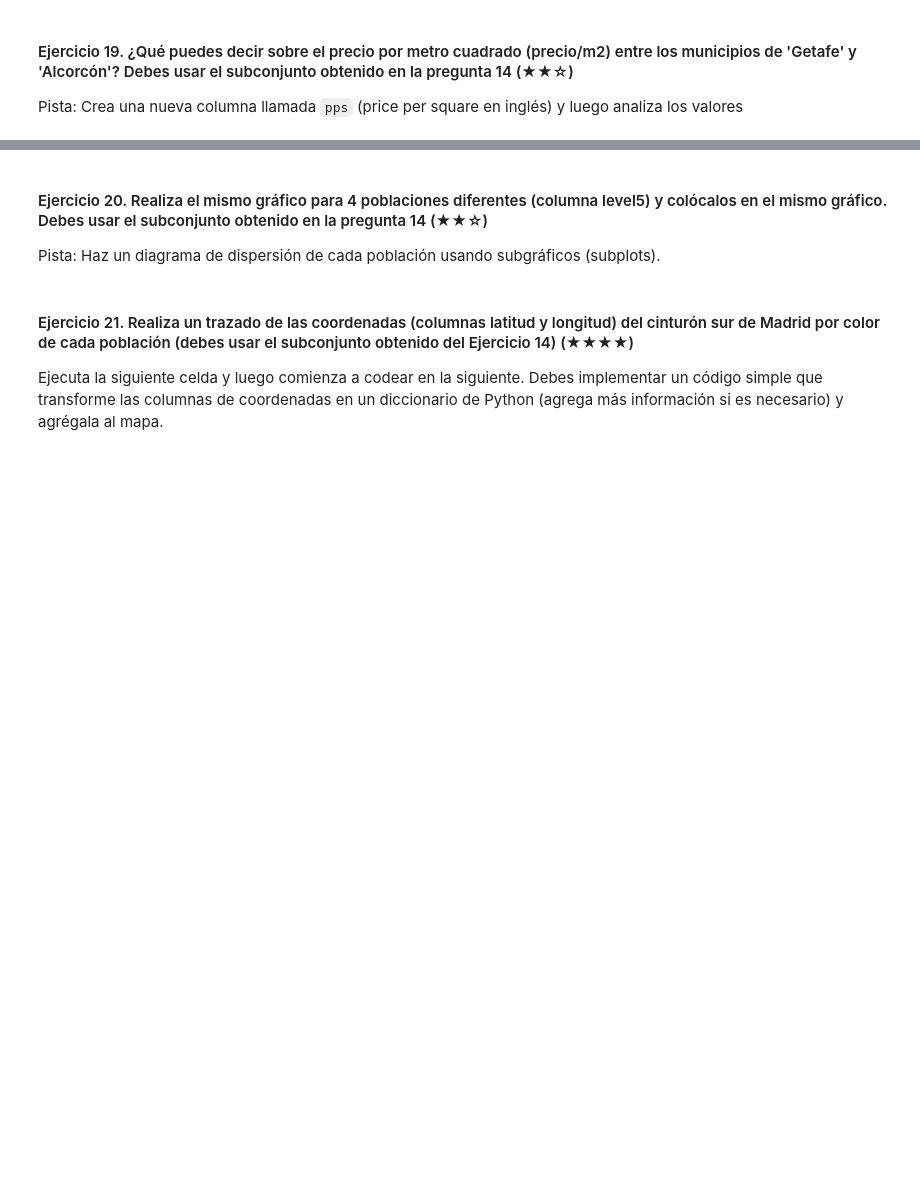
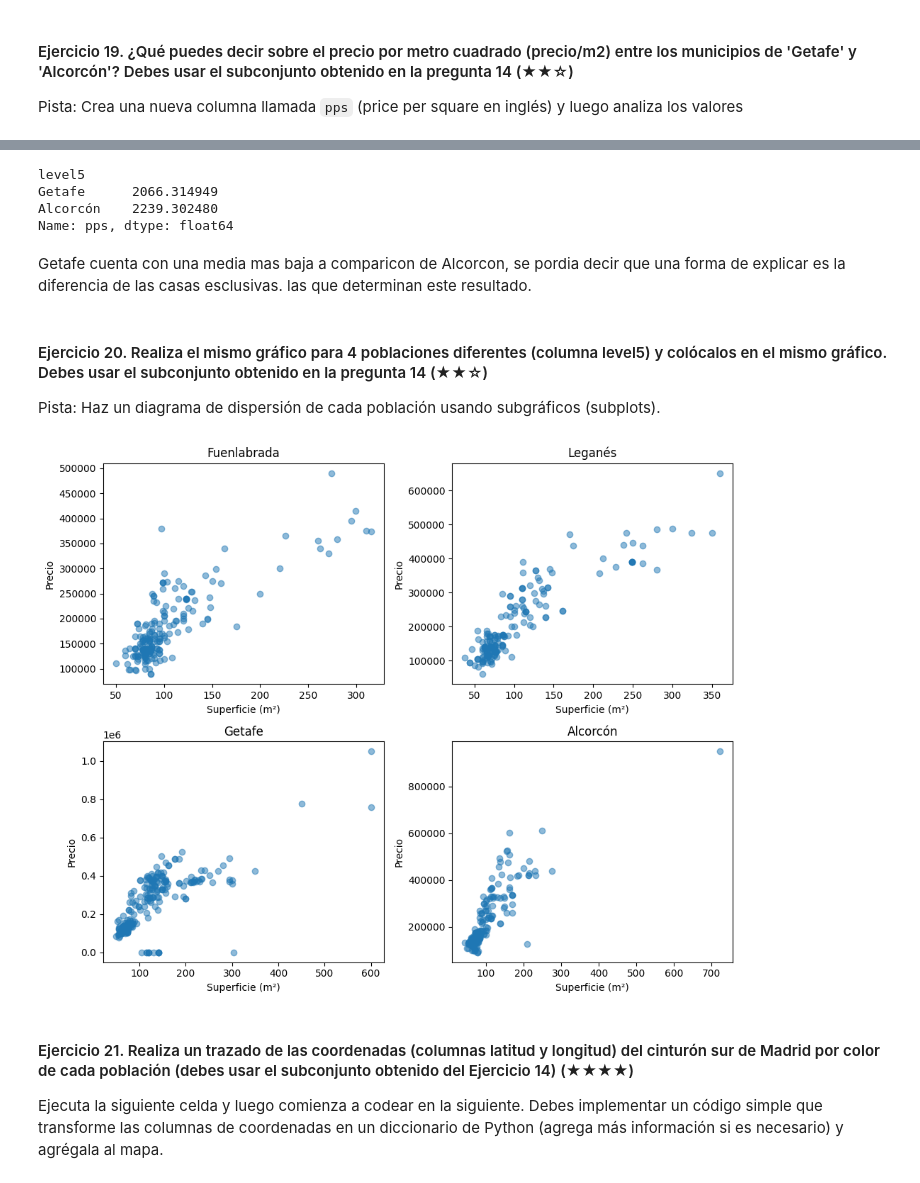
Before and after one commit to SAG-Angeles/realestate-datacleanup-exercise, a Jupyter notebook: project.es.ipynb, the cells around one changed output, grey strips where cells are left out. Cells and saved outputs as stored; diff of their text form; code cells hidden in the pictures; blank space fills up the shorter version.

```diff
--- a/project.es.ipynb
+++ b/project.es.ipynb
@@ -546,8 +607,38 @@ Pista: Crea una nueva columna llamada `pps` (price per square en inglés) y lueg
+# %%
+media_pps = ds_sur2.groupby('level5')['pps'].mean()
+
+print(media_pps[['Getafe', 'Alcorcón']])
+# %% [output]
+level5
+Getafe      2066.314949
+Alcorcón    2239.302480
+Name: pps, dtype: float64
+# %% [markdown]
+Getafe cuenta con una media mas baja a comparicon de Alcorcon, se pordia decir que una forma de explicar es la diferencia de las casas esclusivas. las que determinan este resultado.
 # %% [markdown]
 #### Ejercicio 20. Realiza el mismo gráfico para 4 poblaciones diferentes (columna level5) y colócalos en el mismo gráfico. Debes usar el subconjunto obtenido en la pregunta 14 (★★☆)
 Pista: Haz un diagrama de dispersión de cada población usando subgráficos (subplots).
 # %%
-# TODO
+cinturon_sur = ['Fuenlabrada', 'Leganés', 'Getafe', 'Alcorcón']
+ds_sur = ds[ds['level5'].isin(cinturon_sur)]
+
+fig, axs = plt.subplots(2, 2, figsize=(10, 8))
+
+
+for i, poblacion in enumerate(cinturon_sur):
+    datos = ds_sur[ds_sur['level5'] == poblacion]
+    fila = i // 2
+    columna = i % 2
+    axs[fila][columna].scatter(datos['surface'], datos['price'], alpha=0.5)
+    axs[fila][columna].set_title(poblacion)
+    axs[fila][columna].set_xlabel('Superficie (m²)')
+    axs[fila][columna].set_ylabel('Precio')
+
+
+plt.tight_layout()
+plt.show()
+# %% [output]
+[figure, added]
 # %% [markdown]
 #### Ejercicio 21. Realiza un trazado de las coordenadas (columnas latitud y longitud) del cinturón sur de Madrid por color de cada población (debes usar el subconjunto obtenido del Ejercicio 14) (★★★★)
 
```
Also changed, not shown: parts of 7 cells of this notebook.
